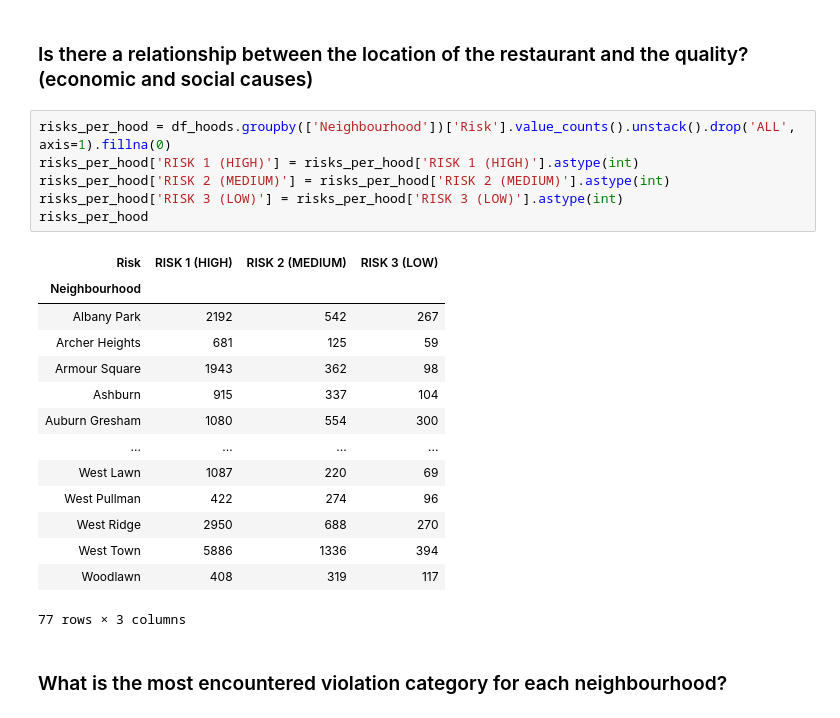
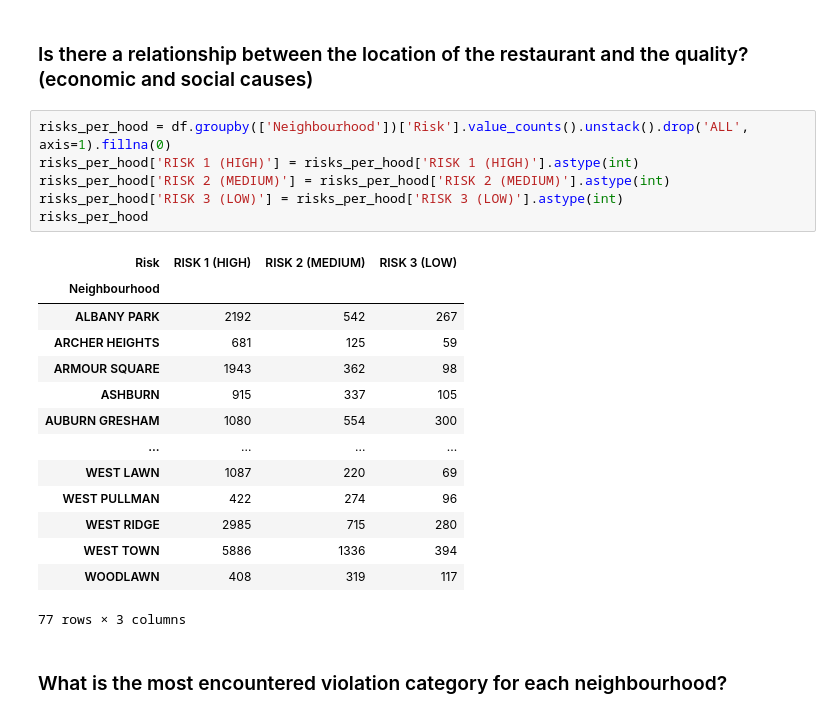
Before and after one commit to Gondolav/ADA-project, a Jupyter notebook: notebook.ipynb, the cells around one changed output. Cells and saved outputs as stored; diff of their text form.

```diff
--- a/notebook.ipynb
+++ b/notebook.ipynb
@@ -953,25 +988,25 @@ df_hoods.dropna(subset=['Neighbourhood'], inplace=True)
 # %% [markdown]
 ### Is there a relationship between the location of the restaurant and the quality? (economic and social causes)
 # %%
-risks_per_hood = df_hoods.groupby(['Neighbourhood'])['Risk'].value_counts().unstack().drop('ALL', axis=1).fillna(0)
+risks_per_hood = df.groupby(['Neighbourhood'])['Risk'].value_counts().unstack().drop('ALL', axis=1).fillna(0)
 risks_per_hood['RISK 1 (HIGH)'] = risks_per_hood['RISK 1 (HIGH)'].astype(int)
 risks_per_hood['RISK 2 (MEDIUM)'] = risks_per_hood['RISK 2 (MEDIUM)'].astype(int)
 risks_per_hood['RISK 3 (LOW)'] = risks_per_hood['RISK 3 (LOW)'].astype(int)
 risks_per_hood
 # %% [output]
 | Risk | RISK 1 (HIGH) | RISK 2 (MEDIUM) | RISK 3 (LOW) |
 | Neighbourhood |  |  |  |
-| Albany Park | 2192 | 542 | 267 |
-| Archer Heights | 681 | 125 | 59 |
-| Armour Square | 1943 | 362 | 98 |
-| Ashburn | 915 | 337 | 104 |
-| Auburn Gresham | 1080 | 554 | 300 |
+| ALBANY PARK | 2192 | 542 | 267 |
+| ARCHER HEIGHTS | 681 | 125 | 59 |
+| ARMOUR SQUARE | 1943 | 362 | 98 |
+| ASHBURN | 915 | 337 | 105 |
+| AUBURN GRESHAM | 1080 | 554 | 300 |
 | ... | ... | ... | ... |
-| West Lawn | 1087 | 220 | 69 |
-| West Pullman | 422 | 274 | 96 |
-| West Ridge | 2950 | 688 | 270 |
-| West Town | 5886 | 1336 | 394 |
-| Woodlawn | 408 | 319 | 117 |
+| WEST LAWN | 1087 | 220 | 69 |
+| WEST PULLMAN | 422 | 274 | 96 |
+| WEST RIDGE | 2985 | 715 | 280 |
+| WEST TOWN | 5886 | 1336 | 394 |
+| WOODLAWN | 408 | 319 | 117 |
 77 rows × 3 columns
 # %% [markdown]
 ### What is the most encountered violation category for each neighbourhood?
```
Also changed, not shown: parts of 17 cells of this notebook.
